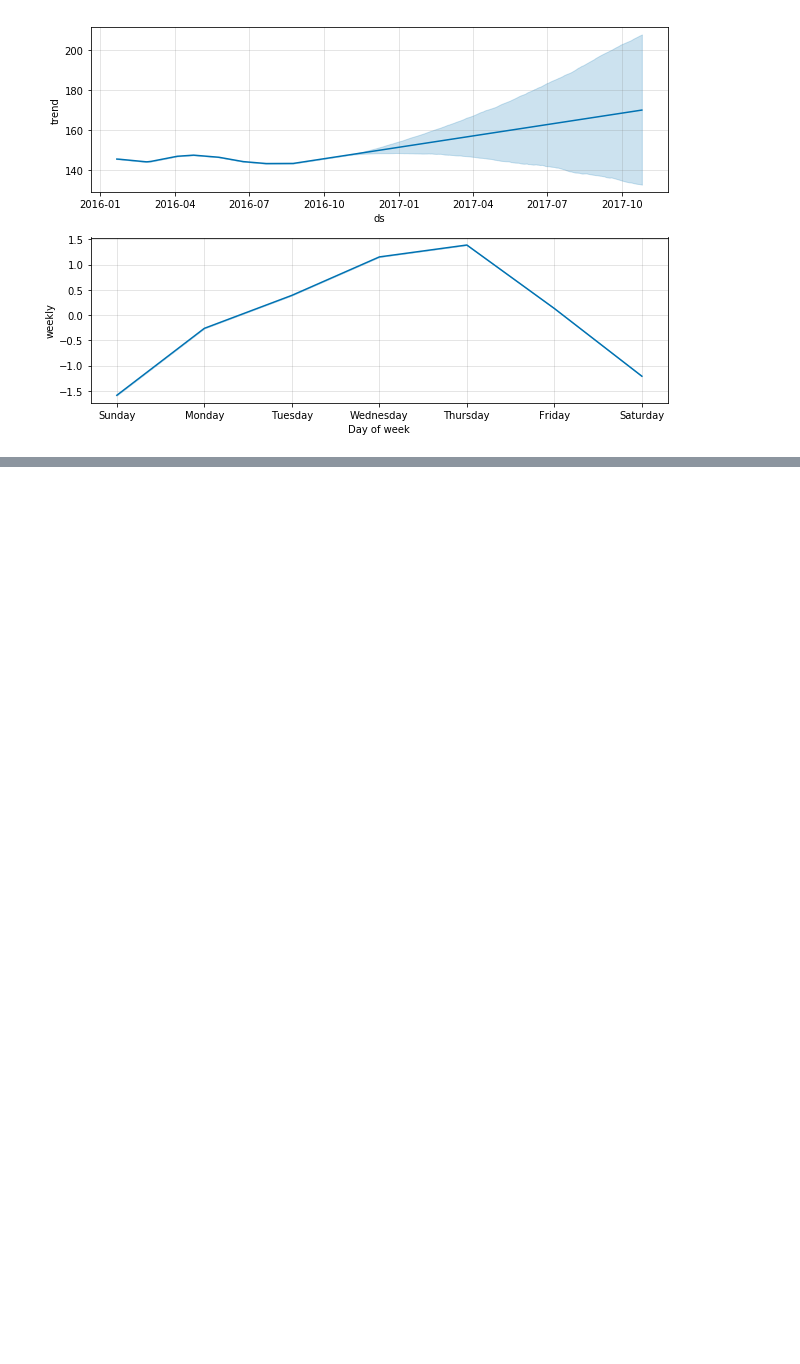
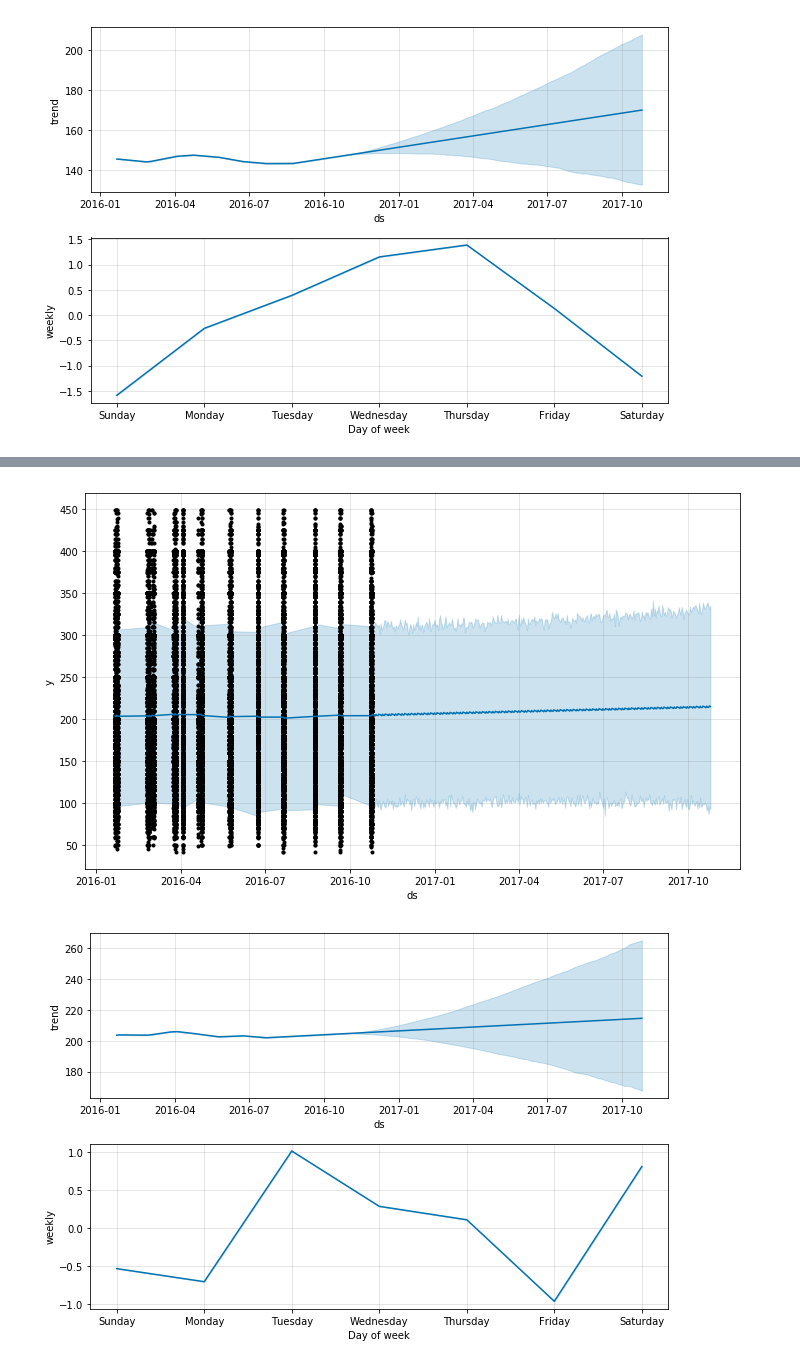
Before and after one commit to pranavprajapati/bigdata_project, a Jupyter notebook: part1.ipynb, the cells around one changed output, grey strips where cells are left out. Cells and saved outputs as stored; diff of their text form; code cells hidden in the pictures; blank space fills up the shorter version.

```diff
--- a/part1.ipynb
+++ b/part1.ipynb
@@ -133,0 +88,8 @@ a = add_changepoints_to_plot(fig.gca(), m, forecast)
+# %%
+d1 = pd.read_csv("/Users/pranavprajapati/Desktop/Projects_2019/price_prediction/data/databed2.csv")
+d1['last_modified']= pd.to_datetime(d1['last_modified'])
+d1['last_modified'].head()
+d1['last_modified'] = d1['last_modified'].dt.strftime('%Y-%m-%d')
+d1s = d1[['last_modified','price']]
+d1s = d1s.sort_values(by='last_modified')
+d1s = d1s.rename(index=str, columns={"last_modified": "ds", "price": "y"})
@@ -133,0 +98,4 @@ a = add_changepoints_to_plot(fig.gca(), m, forecast)
+# %%
+d1s = d1s[d1s.y < 450]
+# %%
+d1s = d1s[d1s.y > 40]
@@ -133,0 +114,7 @@ a = add_changepoints_to_plot(fig.gca(), m, forecast)
+# %%
+m1 = Prophet(changepoint_prior_scale=0.75)
+m1.fit(d1s)
+future = m1.make_future_dataframe(periods=365)
+future.tail()
+forecast = m1.predict(future)
+forecast[['ds', 'yhat', 'yhat_lower', 'yhat_upper']].tail()
@@ -133,0 +130,6 @@ a = add_changepoints_to_plot(fig.gca(), m, forecast)
+# %%
+fig1 = m1.plot(forecast)
+fig2 = m1.plot_components(forecast)
+# %% [output]
+[figure, added]
+[figure, added]
```
Also changed, not shown: parts of 11 cells of this notebook.
